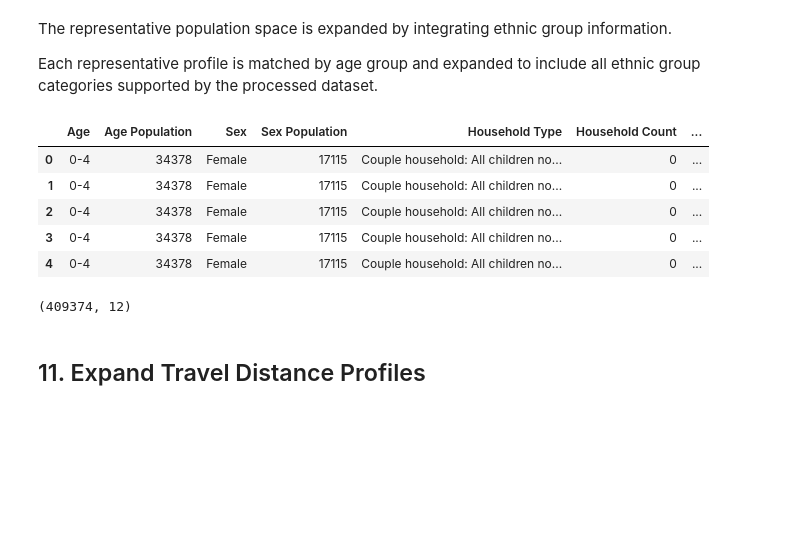
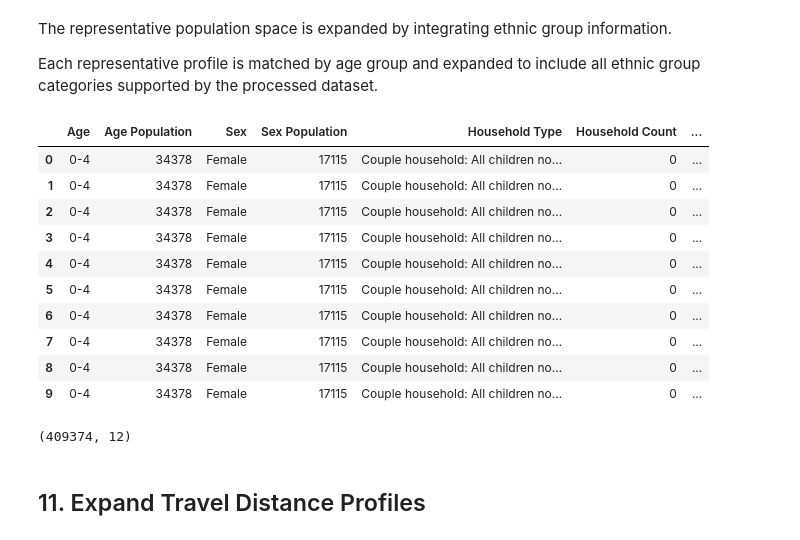
Before and after one commit to yuxinjiang1205/mobility-modelling-framework, a Jupyter notebook: notebooks/integration/demographic_profile_construction.ipynb, the cells around one changed output. Drawn from its saved outputs; the diff is of its cells as text; code cells hidden in the pictures; blank space fills up the shorter version.

```diff
--- a/notebooks/integration/demographic_profile_construction.ipynb
+++ b/notebooks/integration/demographic_profile_construction.ipynb
@@ -66,10 +66,10 @@ age_file = (
 )
 
 # Sex
-Sex_file = (
+sex_file = (
     processed_demographic_path
-    / "Sex"
-    / "Sex.json"
+    / "sex"
+    / "sex.json"
 )
 
 # Household Composition
@@ -119,7 +119,7 @@ ethnic_group_file = (
 # %%
 age = pd.read_json(age_file)
 
-sex = pd.read_json(Sex_file)
+sex = pd.read_json(sex_file)
 
 household = pd.read_json(household_file)
 
@@ -405,20 +405,25 @@ Each representative profile is matched by age group and expanded to include all
 # %%
 profile_space = profile_space.merge(
     ethnic_group[["Age", "Ethnic Group", "Ethnic Count"]],
     on="Age",
     how="left"
 )
 
-display(profile_space.head())
+display(profile_space.head(10))
 
 print(profile_space.shape)
 # %% [output]
 |  | Age | Age Population | Sex | Sex Population | Household Type | Household Count | ... |
 | 0 | 0-4 | 34378 | Female | 17115 | Couple household: All children no... | 0 | ... |
 | 1 | 0-4 | 34378 | Female | 17115 | Couple household: All children no... | 0 | ... |
 | 2 | 0-4 | 34378 | Female | 17115 | Couple household: All children no... | 0 | ... |
 | 3 | 0-4 | 34378 | Female | 17115 | Couple household: All children no... | 0 | ... |
 | 4 | 0-4 | 34378 | Female | 17115 | Couple household: All children no... | 0 | ... |
+| 5 | 0-4 | 34378 | Female | 17115 | Couple household: All children no... | 0 | ... |
+| 6 | 0-4 | 34378 | Female | 17115 | Couple household: All children no... | 0 | ... |
+| 7 | 0-4 | 34378 | Female | 17115 | Couple household: All children no... | 0 | ... |
+| 8 | 0-4 | 34378 | Female | 17115 | Couple household: All children no... | 0 | ... |
+| 9 | 0-4 | 34378 | Female | 17115 | Couple household: All children no... | 0 | ... |
 (409374, 12)
 # %% [markdown]
 ## 11. Expand Travel Distance Profiles
```
Also changed, not shown: parts of 2 cells of this notebook, 8 other files.
